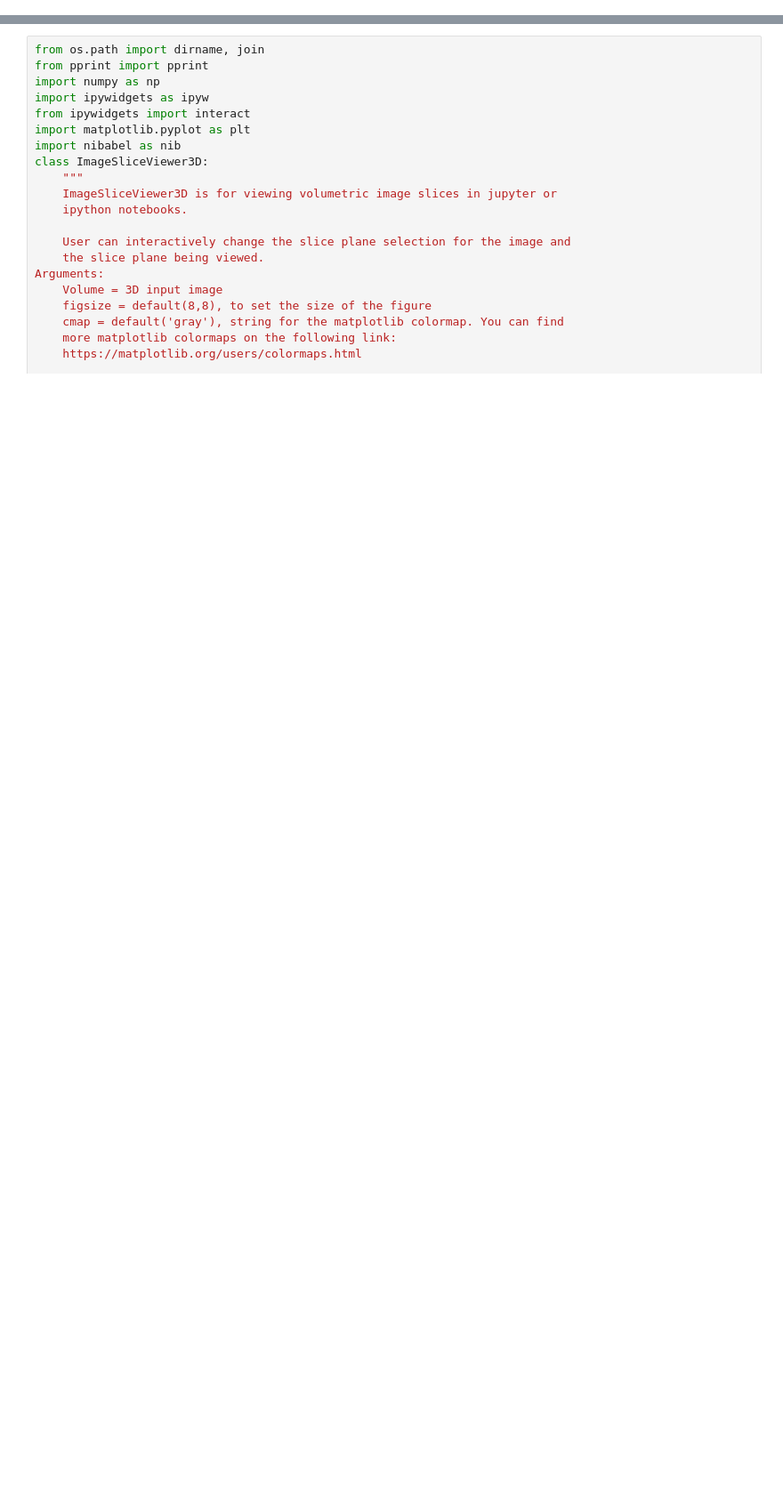
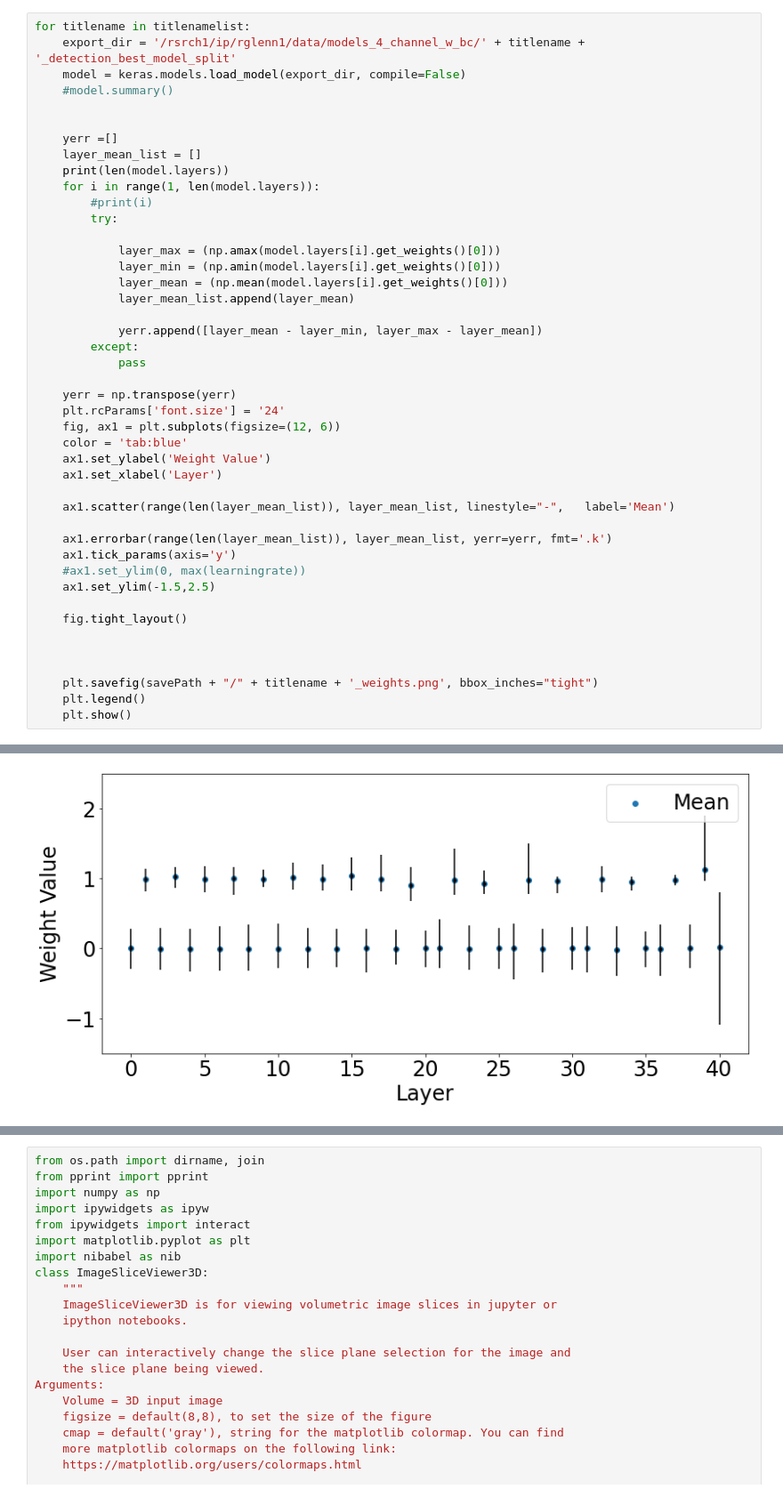
Before and after one commit to rachelglenn/MIST, a Jupyter notebook: Analysis_performance_patient_data.ipynb, the cells around one changed output, grey strips where cells are left out. Shown at 89% size. Cells and saved outputs as stored; diff of their text form; blank space fills up the shorter version.

```diff
--- a/Analysis_performance_patient_data.ipynb
+++ b/Analysis_performance_patient_data.ipynb
@@ -68,0 +106,45 @@ print(id[16])
+# %%
+for titlename in titlenamelist:
+    export_dir = '/rsrch1/ip/rglenn1/data/models_4_channel_w_bc/' + titlename + '_detection_best_model_split'
+    model = keras.models.load_model(export_dir, compile=False)
+    #model.summary()
+
+
+    yerr =[]
+    layer_mean_list = []
+    print(len(model.layers))
+    for i in range(1, len(model.layers)):
+        #print(i)
+        try:
+
+            layer_max = (np.amax(model.layers[i].get_weights()[0]))
+            layer_min = (np.amin(model.layers[i].get_weights()[0]))
+            layer_mean = (np.mean(model.layers[i].get_weights()[0]))
+            layer_mean_list.append(layer_mean)
+
+            yerr.append([layer_mean - layer_min, layer_max - layer_mean])
+        except:
+            pass
+
+    yerr = np.transpose(yerr)
+    plt.rcParams['font.size'] = '24'
+    fig, ax1 = plt.subplots(figsize=(12, 6))
+    color = 'tab:blue'
+    ax1.set_ylabel('Weight Value')
+    ax1.set_xlabel('Layer')
+
+    ax1.scatter(range(len(layer_mean_list)), layer_mean_list, linestyle="-",   label='Mean')
+
+    ax1.errorbar(range(len(layer_mean_list)), layer_mean_list, yerr=yerr, fmt='.k')
+    ax1.tick_params(axis='y')
+    #ax1.set_ylim(0, max(learningrate))
+    ax1.set_ylim(-1.5,2.5)
+
+    fig.tight_layout()
+
+
+
+    plt.savefig(savePath + "/" + titlename + '_weights.png', bbox_inches="tight")
+    plt.legend()
+    plt.show()
+# %% [output]
@@ -68,0 +152 @@ print(id[16])
+[figure, added]
```
Also changed, not shown: parts of 13 cells of this notebook, 4 other files.
